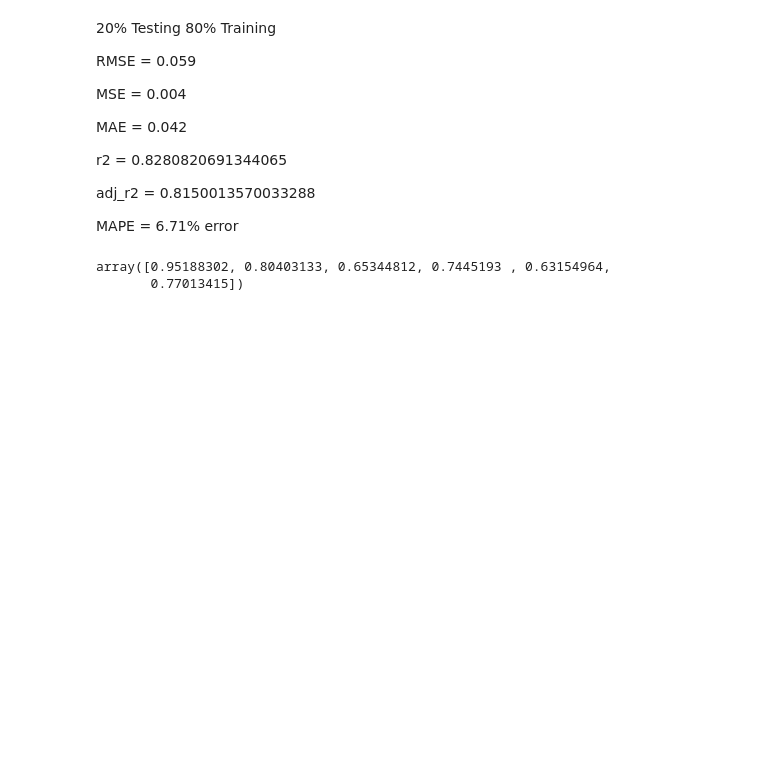
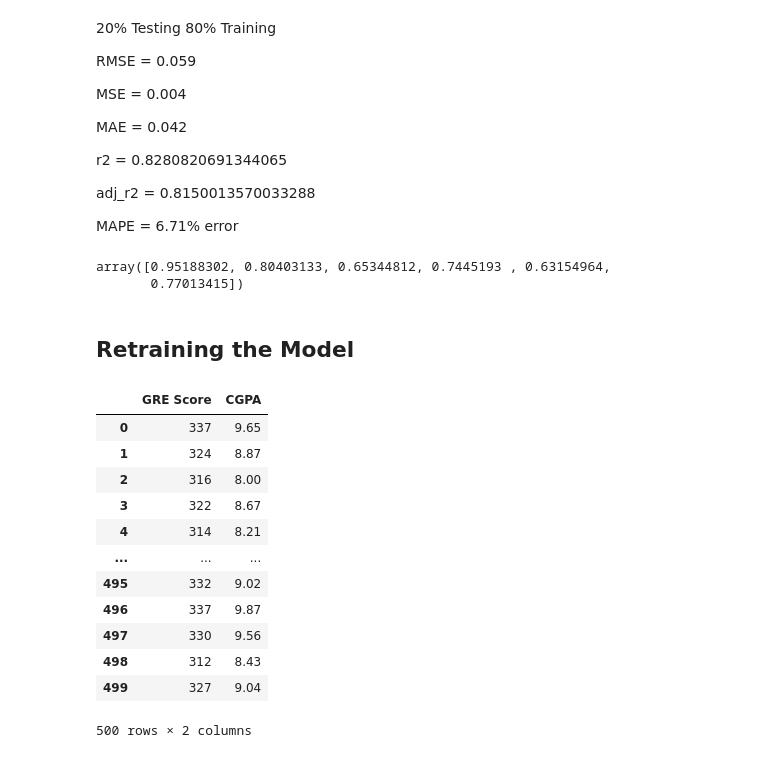
Before and after one commit to AlvaroBishop/GraduateSchoolAcceptancePrediction, a Jupyter notebook: Graduate_Admission_Prediction.ipynb, the cells around one changed output. Cells and saved outputs as stored; diff of their text form; code cells hidden in the pictures; blank space fills up the shorter version.

```diff
--- a/Graduate_Admission_Prediction.ipynb
+++ b/Graduate_Admission_Prediction.ipynb
@@ -237,3 +237,22 @@ predictionsFit
 # %% [output]
 array([0.95188302, 0.80403133, 0.65344812, 0.7445193 , 0.63154964,
        0.77013415])
+# %% [markdown]
+## Retraining the Model
+# %%
+X = admission_df[["GRE Score", "CGPA"]]
+X
+# %% [output]
+|  | GRE Score | CGPA |
+| 0 | 337 | 9.65 |
+| 1 | 324 | 8.87 |
+| 2 | 316 | 8.00 |
+| 3 | 322 | 8.67 |
+| 4 | 314 | 8.21 |
+| ... | ... | ... |
+| 495 | 332 | 9.02 |
+| 496 | 337 | 9.87 |
+| 497 | 330 | 9.56 |
+| 498 | 312 | 8.43 |
+| 499 | 327 | 9.04 |
+500 rows × 2 columns
```
Also changed, not shown: parts of 9 cells of this notebook.
